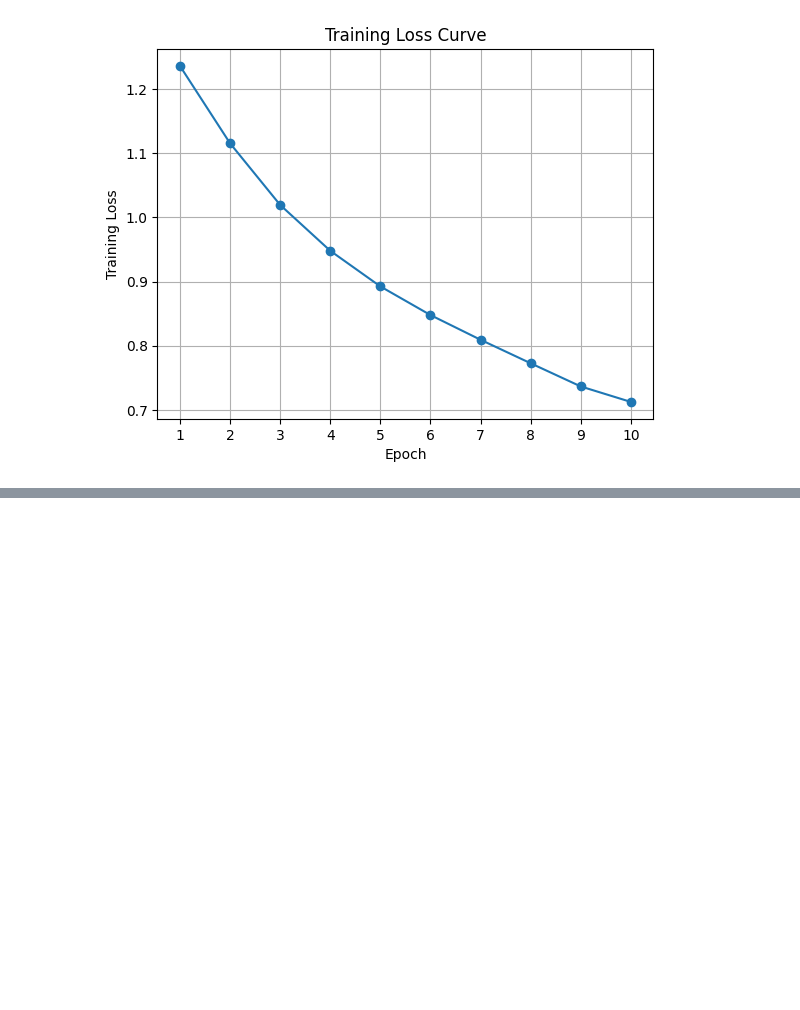
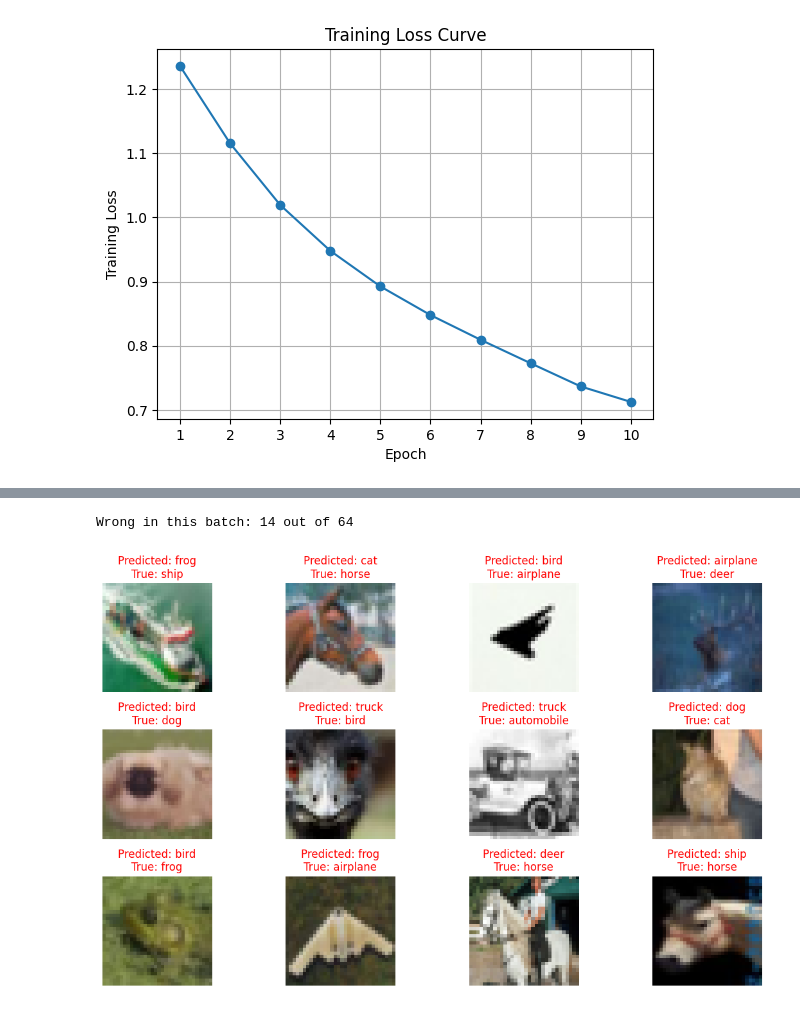
Before and after one commit to Tiyinolalekan/Deep_Learning_Image_Classifier, a Jupyter notebook: Image_Classifier_CNN.ipynb, the cells around one changed output, grey strips where cells are left out. Saved outputs shown, nothing was run; the diff lists cells and outputs as text; code cells hidden in the pictures; blank space fills up the shorter version.

```diff
--- a/Image_Classifier_CNN.ipynb
+++ b/Image_Classifier_CNN.ipynb
@@ -321,0 +350,21 @@ plt.show()
+# %%
+wrong = (predicted != labels).nonzero().flatten()
+
+print(f"Wrong in this batch: {len(wrong)} out of {len(labels)}")
+
+plt.figure(figsize=(12,7))
+
+for n, i in enumerate(wrong[:12]):
+  plt.subplot(3,4,n+1)
+  plt.imshow(images[i].permute(1,2,0))
+  plt.title(
+      f"Predicted: {classes[predicted[i]]}\nTrue: {classes[labels[i]]}",
+      color = 'red'
+  )
+  plt.axis("off")
+
+plt.tight_layout()
+plt.show()
+# %% [output]
+Wrong in this batch: 14 out of 64
+[figure, added]
```
Also changed, not shown: parts of 2 cells of this notebook.
